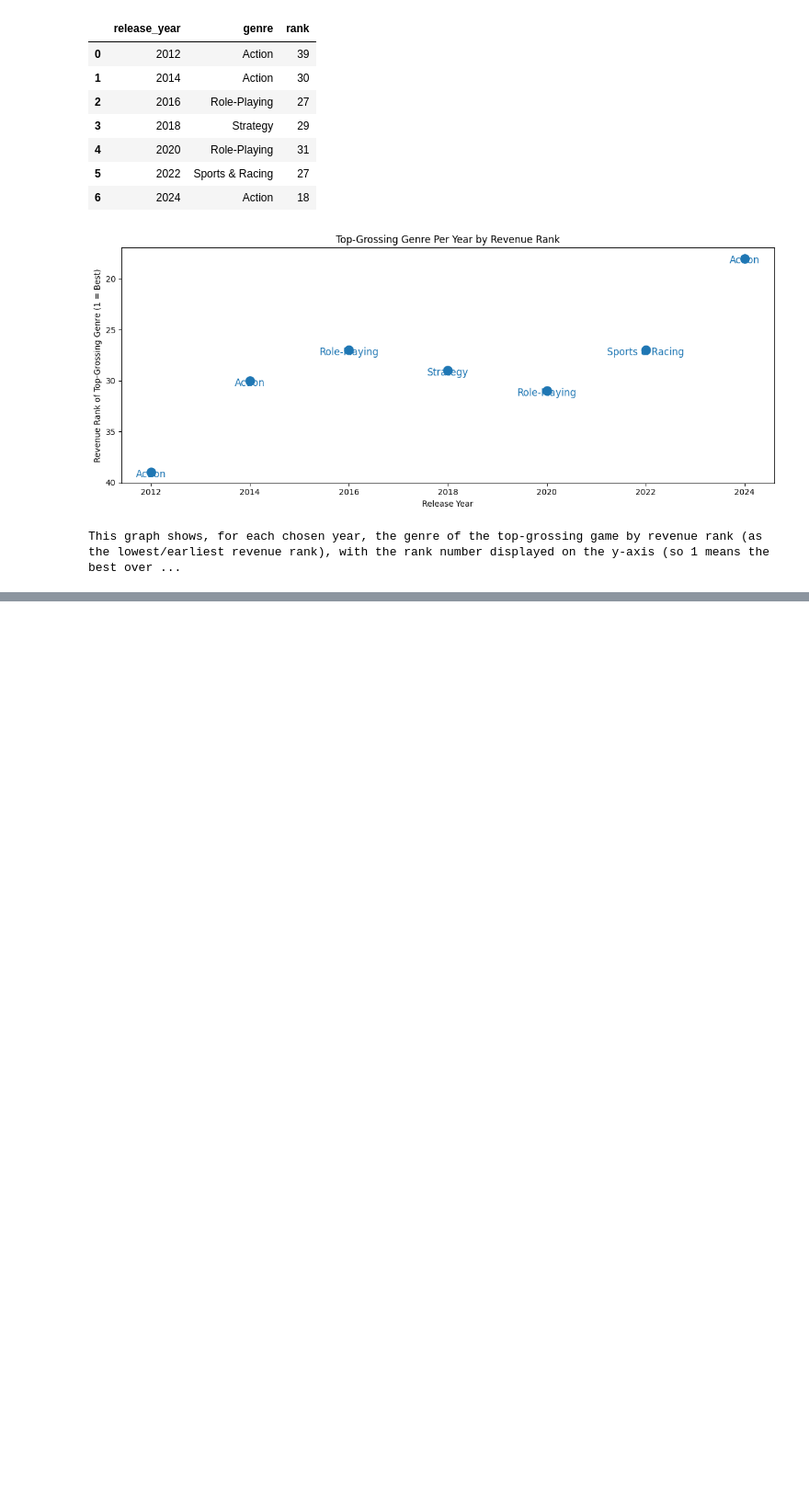
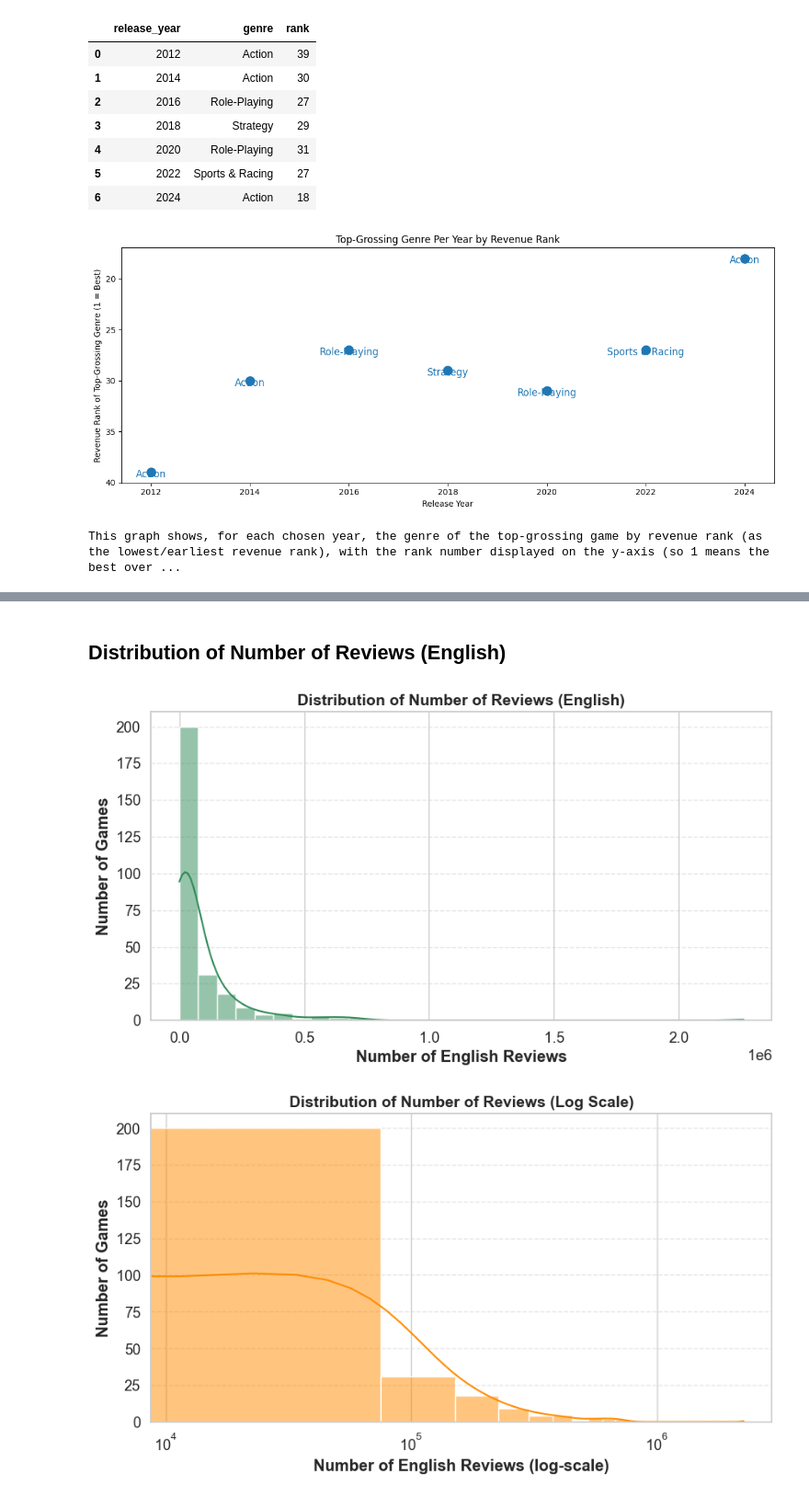
Before and after one commit to OfirBH/Steam_Final_Project, a Jupyter notebook: steam_final_project.ipynb, the cells around one changed output, grey strips where cells are left out. Shown at 92% size. Cells and saved outputs as stored; diff of their text form; code cells hidden in the pictures; blank space fills up the shorter version.

```diff
--- a/steam_final_project.ipynb
+++ b/steam_final_project.ipynb
@@ -2485,0 +2710,37 @@ This graph shows, for each chosen year, the genre of the top-grossing game by re
+# %% [markdown]
+## Distribution of Number of Reviews (English)
+# %%
+# Distribution of number of reviews (number_of_english_reviews)
+plt.figure(figsize=(10,5))
+sns.histplot(
+    data=unique_game_df,
+    x="number_of_english_reviews",
+    bins=30,
+    kde=True,
+    color="seagreen"
+)
+plt.title("Distribution of Number of Reviews (English)", fontsize=14,fontweight='bold')
+plt.xlabel("Number of English Reviews", fontweight='bold')
+plt.ylabel("Number of Games", fontweight='bold')
+plt.yscale('linear')
+plt.grid(axis='y', linestyle='--', alpha=0.5)
+plt.show()
+
+# Also plot on a log scale for x-axis because of high skew
+plt.figure(figsize=(10,5))
+sns.histplot(
+    data=unique_game_df,
+    x="number_of_english_reviews",
+    bins=30,
+    kde=True,
+    color="darkorange"
+)
+plt.xscale('log')
+plt.title("Distribution of Number of Reviews (Log Scale)", fontsize=14, fontweight='bold')
+plt.xlabel("Number of English Reviews (log-scale)", fontweight='bold')
+plt.ylabel("Number of Games", fontweight='bold')
+plt.grid(axis='y', linestyle='--', alpha=0.5)
+plt.show()
+# %% [output]
+[figure, added]
+[figure, added]
```
Also changed, not shown: parts of 38 cells of this notebook.
